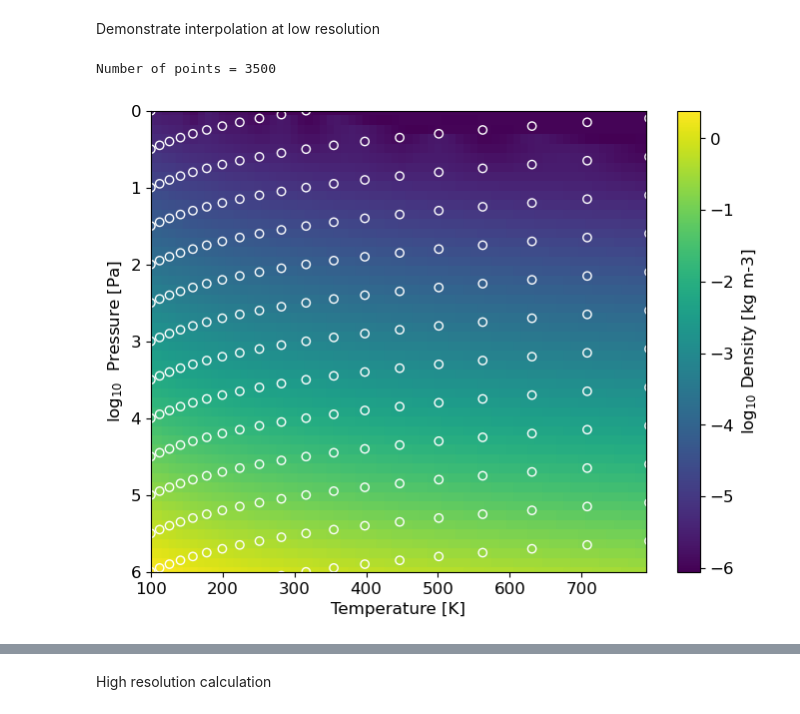
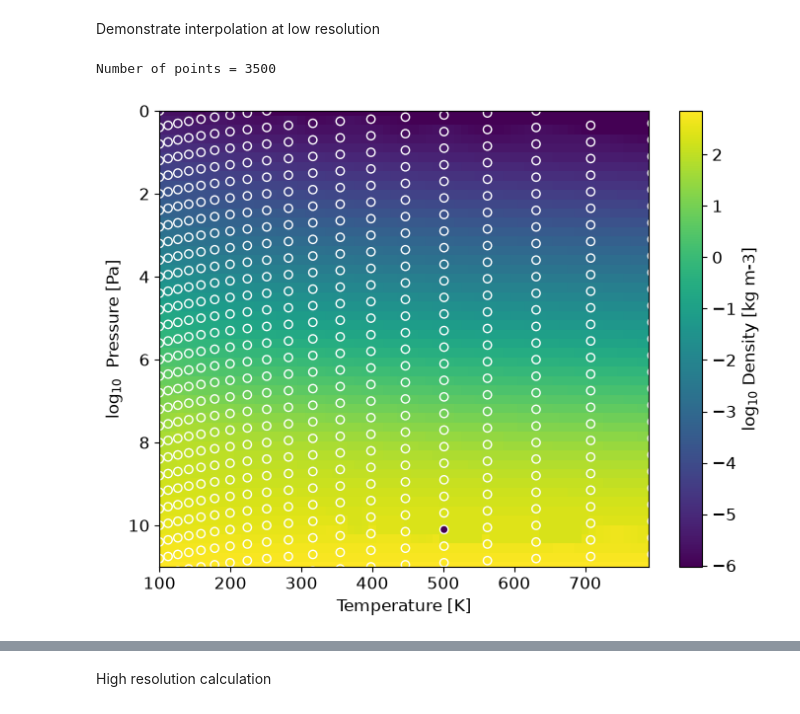
Before and after one commit to nichollsh/ThermoTools, a Jupyter notebook: workflow/07_chabrier_tabulate.ipynb, the cells around one changed output, grey strips where cells are left out. Cells and saved outputs as stored; diff of their text form; code cells hidden in the pictures.

```diff
--- a/workflow/07_chabrier_tabulate.ipynb
+++ b/workflow/07_chabrier_tabulate.ipynb
@@ -48,34 +48,51 @@ log prs:   +0.00 to +22.00, 53361 points
 log rho:   -6.00 to +9.09, 53361 points
 # %% [markdown]
 Demonstrate interpolation at low resolution
+# %%
+# target axes
+t_eval = np.arange(  100,  800, 10.0)   # K
+p_eval = np.linspace(0,   11,    50)     # log Pa
+print("Number of points = %g"%(len(p_eval)*len(t_eval),))
+
+# interpolate
+ti,pi = np.meshgrid(t_eval,p_eval)
+zi = griddata((tmp_raw,prs_raw),rho_raw,(ti,pi), method='cubic', rescale=True)
+
+# down-sample original data
+s = 8
+tmp_ref = tmp_raw[::s]
+prs_ref = prs_raw[::s]
+rho_ref = rho_raw[::s]
+# %% [output]
+Number of points = 3500
+# %%
+# process grid to ensure monotonicity in pressure
+from copy import deepcopy
+
+def make_monotonic(zi):
+    zi_mono = deepcopy(zi)
+    for i in range(1,len(t_eval)-1):
+        # for each temperature column, loop through pressure rows and ensure that density is monotonically increasing with pressure
+        for j in range(1, len(p_eval)-1):
+            z_before = zi_mono[j-1,i]
+            z_after  = zi_mono[j+1,i]
+            if (zi_mono[j,i] < z_before) or (zi_mono[j,i] > z_after):
+                zi_mono[j,i] = z_before# (z_before+z_after)/2
+    return zi_mono
+# %%
+zi_mono = make_monotonic(zi)
 # %%
-# target axes
-t_eval = np.arange(  100,  800, 10.0)   # K
-p_eval = np.linspace(0,   6,    50)     # log Pa
-print("Number of points = %g"%(len(p_eval)*len(t_eval),))
-
-# interpolate
-ti,pi = np.meshgrid(t_eval,p_eval)
-zi = griddata((tmp_raw,prs_raw),rho_raw,(ti,pi), method='cubic', rescale=True)
-
-# down-sample original data
-s = 10
-tmp_ref = tmp_raw[::s]
-prs_ref = prs_raw[::s]
-rho_ref = rho_raw[::s]
-
-# plot
-norm = mpl.colors.Normalize(vmin=np.amin(zi), vmax=np.amax(zi))
+# plot density as function of temperature and pressure
+norm = mpl.colors.Normalize(vmin=np.amin(zi_mono), vmax=np.amax(zi_mono))
 cmap = "viridis"
 fig,ax = plt.subplots(1,1, figsize=(8,6))
-sm = ax.pcolormesh(ti, pi, zi, norm=norm)
+sm = ax.pcolormesh(ti, pi, zi_mono, norm=norm)
 ax.scatter(tmp_ref, prs_ref, c=rho_ref, norm=norm, cmap=cmap, edgecolors='white')
 ax.set(ylabel=r"log$_{10}$  Pressure [Pa]", xlabel="Temperature [K]")
 ax.set_xlim(left=t_eval[0], right=t_eval[-1])
 ax.set_ylim(top=p_eval[0], bottom=p_eval[-1])
 fig.colorbar(sm, label=r"log$_{10}$ Density [kg m-3]")
 plt.show()
 fig.savefig(os.path.join(pltdir, "demo_lowres.png"), dpi=200, bbox_inches='tight')
 # %% [output]
-Number of points = 3500
-[figure, old version]
+[figure, new version]
```
Also changed, not shown: parts of 8 cells of this notebook, 6 other files.
